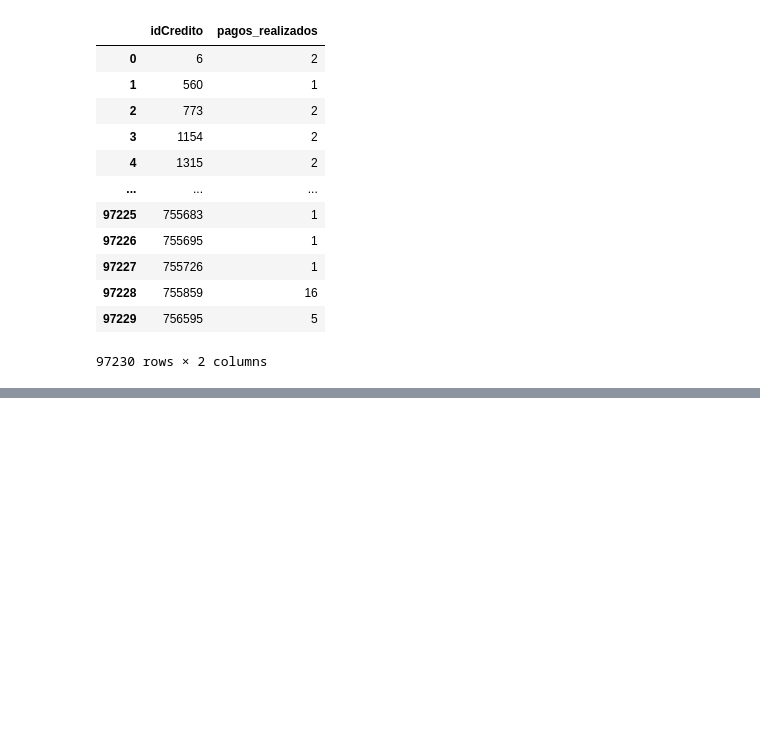
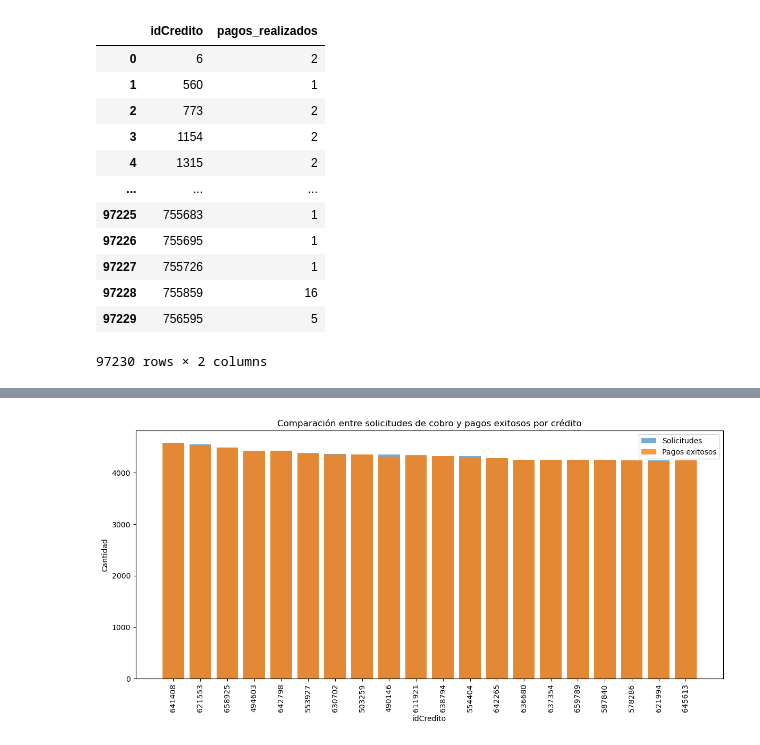
Before and after one commit to allfunso/Qubitos-Datathon, a Jupyter notebook: experimentsIsai.ipynb, the cells around one changed output, grey strips where cells are left out. Saved outputs shown, nothing was run; the diff lists cells and outputs as text; code cells hidden in the pictures; blank space fills up the shorter version.

```diff
--- a/experimentsIsai.ipynb
+++ b/experimentsIsai.ipynb
@@ -244,0 +258,18 @@ plt.show()
+# %%
+
+# Seleccionar los 20 créditos con más solicitudes (por ejemplo)
+top_20 = comparacion.sort_values("num_solicitudes", ascending=False).head(20)
+
+plt.figure(figsize=(12, 6))
+plt.bar(top_20["idCredito"].astype(str), top_20["num_solicitudes"], label="Solicitudes", alpha=0.6)
+plt.bar(top_20["idCredito"].astype(str), top_20["num_pagos"], label="Pagos exitosos", alpha=0.8)
+
+plt.xlabel("idCredito")
+plt.ylabel("Cantidad")
+plt.title("Comparación entre solicitudes de cobro y pagos exitosos por crédito")
+plt.xticks(rotation=90)
+plt.legend()
+plt.tight_layout()
+plt.show()
+# %% [output]
+[figure, added]
```
Also changed, not shown: parts of 4 cells of this notebook.
